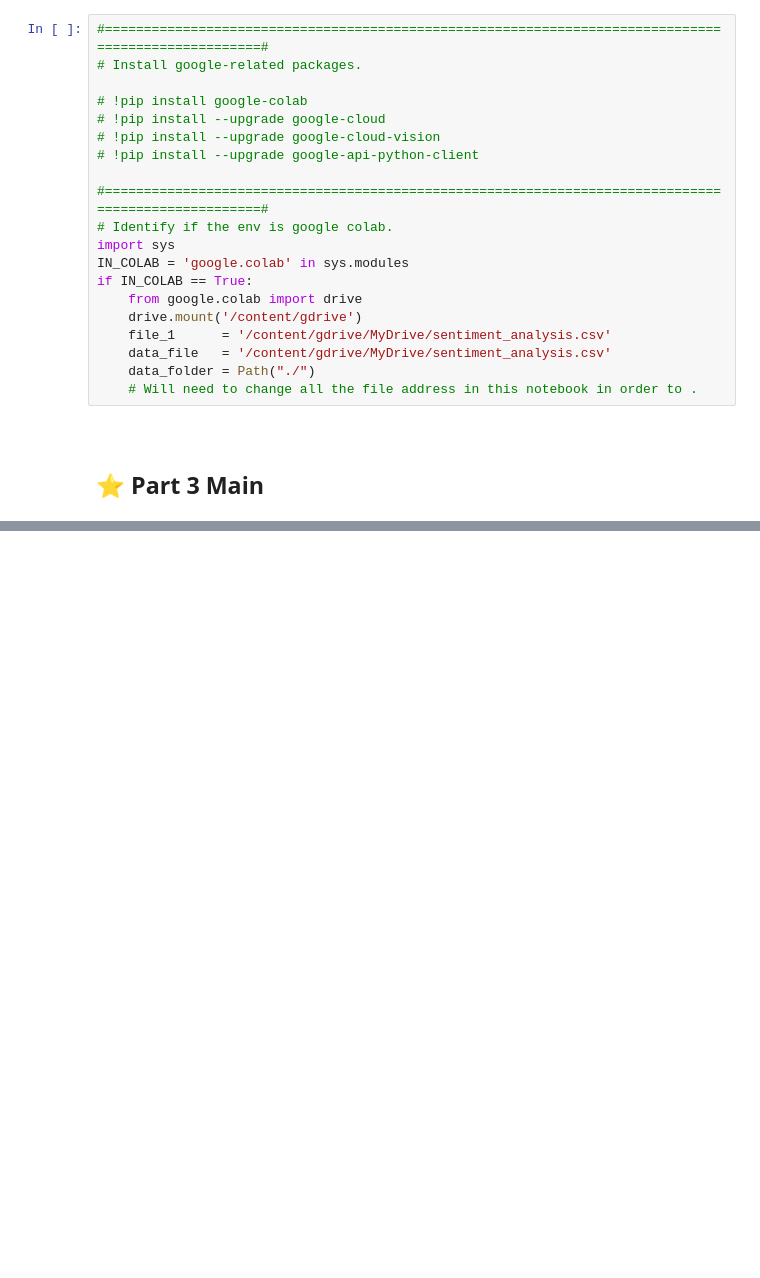
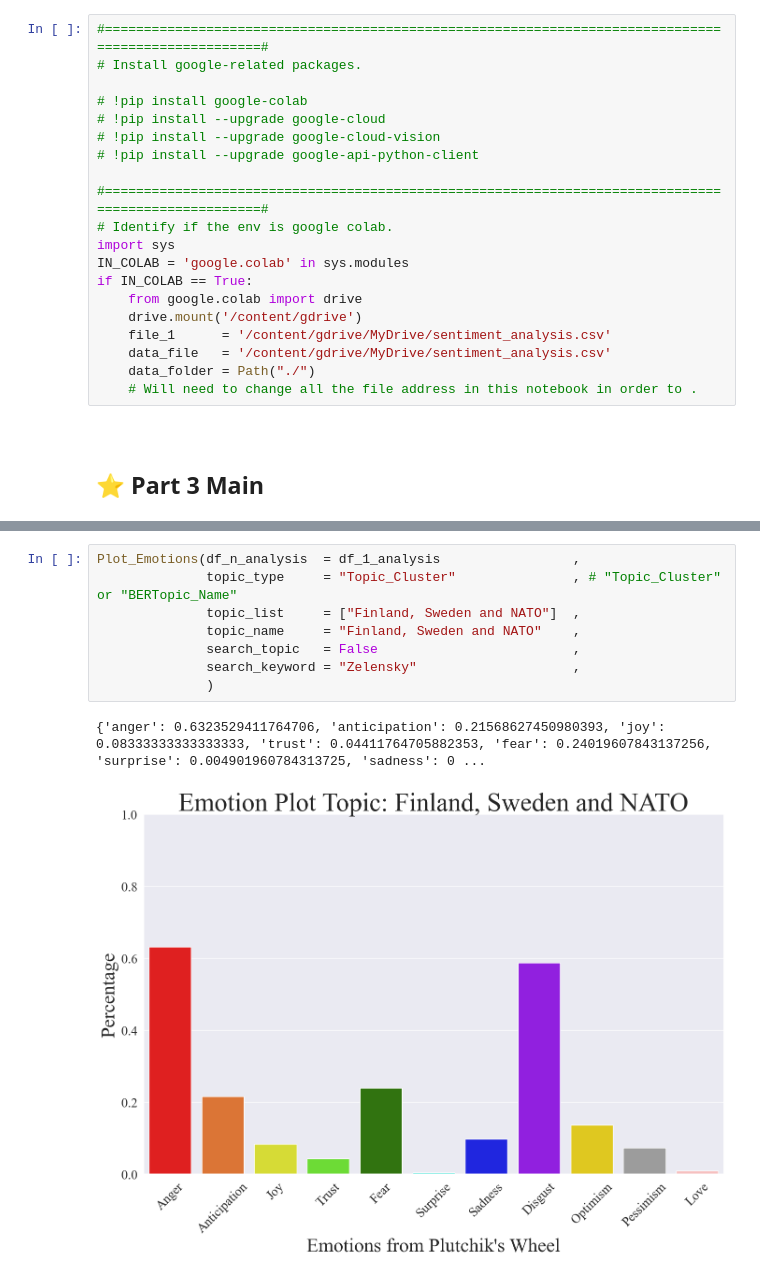
Before and after one commit to Zhiqing-Xu/SentimentAnalysis, a Jupyter notebook: Part_3.ipynb, the cells around one changed output, grey strips where cells are left out. Saved outputs shown, nothing was run; the diff lists cells and outputs as text; blank space fills up the shorter version.

```diff
--- a/Part_3.ipynb
+++ b/Part_3.ipynb
@@ -210,0 +769,11 @@ BERTopic_mpnet_base_1.get_topic(0)
+# %%
+Plot_Emotions(df_n_analysis  = df_1_analysis                 ,
+              topic_type     = "Topic_Cluster"               , # "Topic_Cluster" or "BERTopic_Name"
+              topic_list     = ["Finland, Sweden and NATO"]  ,
+              topic_name     = "Finland, Sweden and NATO"    ,
+              search_topic   = False                         ,
+              search_keyword = "Zelensky"                    ,
+              )
+# %% [output]
+{'anger': 0.6323529411764706, 'anticipation': 0.21568627450980393, 'joy': 0.08333333333333333, 'trust': 0.04411764705882353, 'fear': 0.24019607843137256, 'surprise': 0.004901960784313725, 'sadness': 0 ...
+[figure, added]
```
Also changed, not shown: parts of 34 cells of this notebook, 24 other files.
